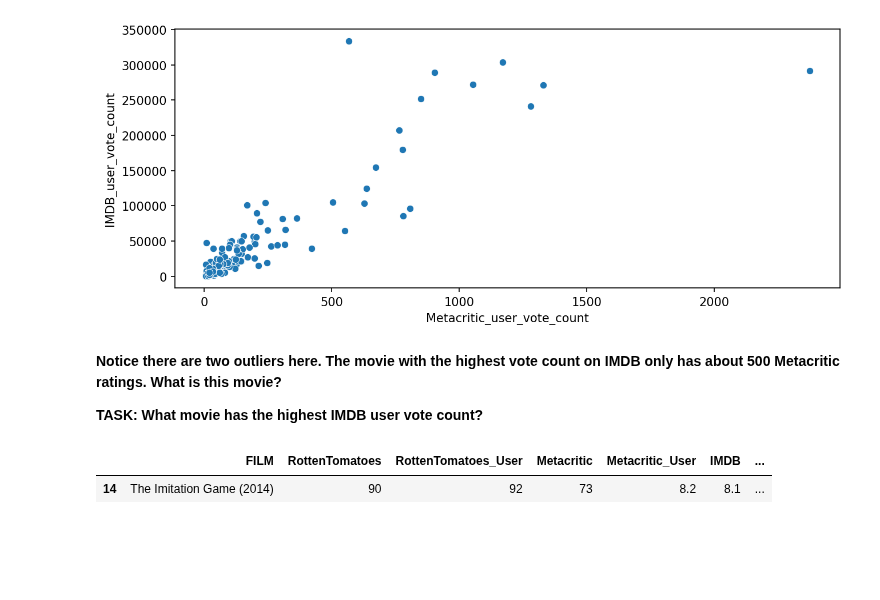
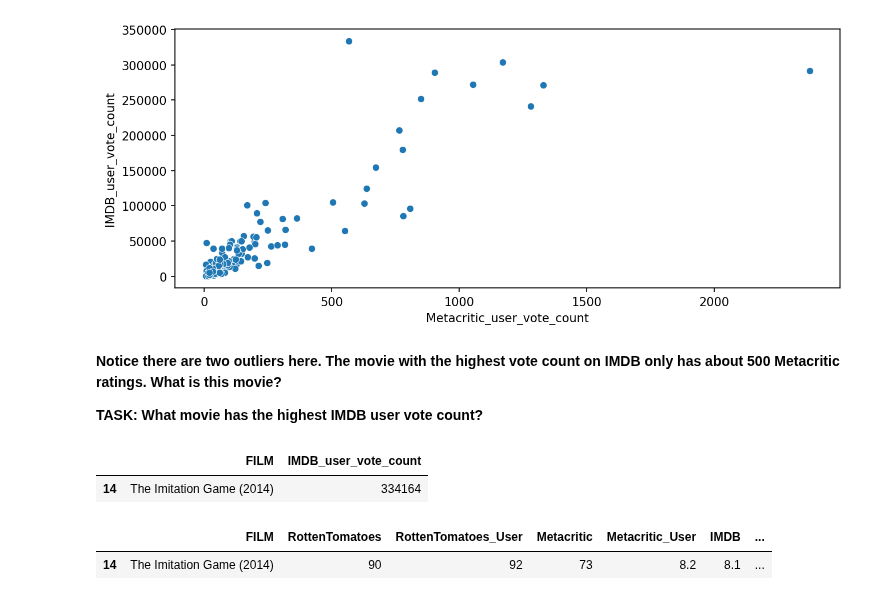
Before and after one commit to Denisse-AB/machine-learning, a Jupyter notebook: Capstone-Project-Numpy-Seaborn.ipynb, the cells around one changed output. Drawn from its saved outputs; the diff is of its cells as text; code cells hidden in the pictures; blank space fills up the shorter version.

```diff
--- a/Capstone-Project-Numpy-Seaborn.ipynb
+++ b/Capstone-Project-Numpy-Seaborn.ipynb
@@ -399,3 +396,9 @@ sns.scatterplot(data=all_sites, x='Metacritic_user_vote_count', y='IMDB_user_vot
+# %%
+all_sites[['FILM', 'IMDB_user_vote_count']].sort_values(by=['IMDB_user_vote_count'], ascending=False)[:1]
+# all_sites['IMDB_user_vote_count'].max()
+# %% [output]
+|  | FILM | IMDB_user_vote_count |
+| 14 | The Imitation Game (2014) | 334164 |
 # %%
 # %% [output]
 |  | FILM | RottenTomatoes | RottenTomatoes_User | Metacritic | Metacritic_User | IMDB | ... |
```
Also changed, not shown: parts of 13 cells of this notebook.
